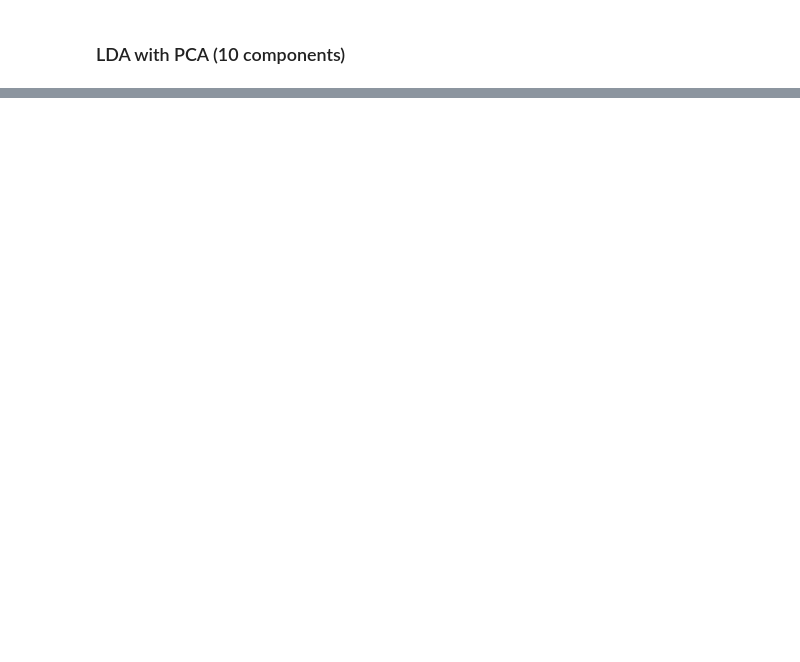
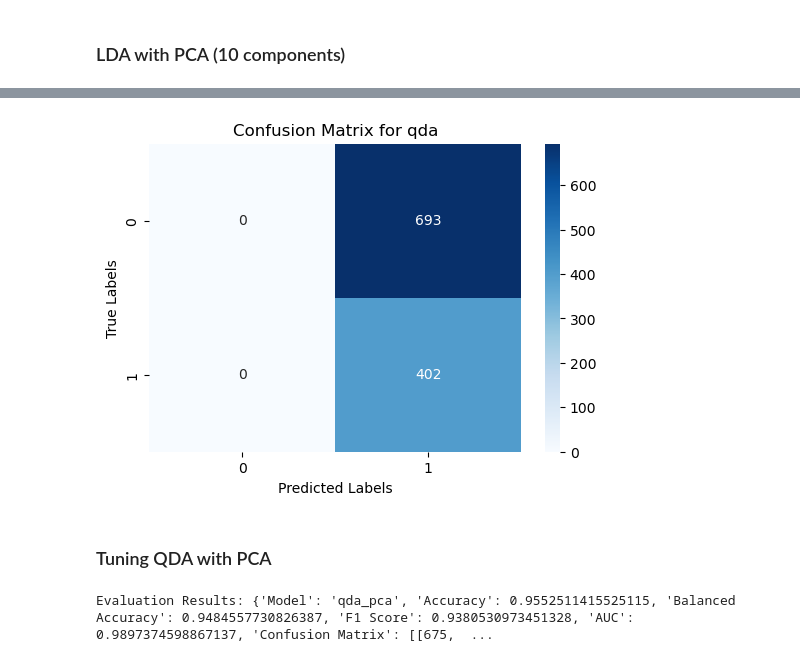
Before and after one commit to NeuralWave42/ST443-Project, a Jupyter notebook: task1.ipynb, the cells around one changed output, grey strips where cells are left out. Drawn from its saved outputs; the diff is of its cells as text; code cells hidden in the pictures; blank space fills up the shorter version.

```diff
--- a/task1.ipynb
+++ b/task1.ipynb
@@ -1161,27 +362,0 @@ print(voting_pca_eval)
-# %%
-# Load Data
-file_path = "Datasets/Data 1.csv.gz"
-data = load_data(file_path)
-
-# Split Data
-X_train, X_test, y_train, y_test = train_split(data, label_col="label", random_state=42, test_size=0.2)
-
-# Bagging Classifier Configuration
-bagging_config = {
-    "model": BaggingClassifier(random_state=42),
-    "preprocess": {"standardize": True, "pca": False},  # PCA disabled
-    "fixed_params": {"bagging__n_jobs": -1},  # Use all processors
-    "grid_search_params": {
-        "bagging__n_estimators": [10, 50, 100],
-        "bagging__estimator": [DecisionTreeClassifier(max_depth=5), LogisticRegression()]
-    }
-}
-
-# Tune Bagging Classifier
-bagging_results = grid_search_tuning("bagging", bagging_config, X_train, y_train)
-
-# Evaluate Bagging Classifier
-bagging_eval = evaluate_optimized_model("bagging", bagging_config, "Tuning_params", X_train, X_test, y_train, y_test)
-
-# Print Evaluation Results
-print(bagging_eval)
@@ -1288,0 +437,14 @@ final_results
+# %%
+qda_model = ModelPipeline(
+    model=QuadraticDiscriminantAnalysis(),
+    name="qda",
+    standardize=True,
+    with_pca=False
+)
+qda_model.create_pipeline()
+
+qda_grid = [
+    {
+        "qda__reg_param": [0.0, 0.1, 0.2, 0.3, 0.4, 0.5, 0.6, 0.7, 0.8, 0.9, 1.0]
+    }
+]
@@ -1288,0 +460,8 @@ final_results
+# %%
+confusion = qda_model.results["Confusion Matrix"]
+labels = sorted(np.unique(y_test))
+plot_confusion_matrix(confusion, labels, title=f"Confusion Matrix for {qda_model.name}")
+# %% [output]
+[figure, added]
+# %% [markdown]
+### Tuning QDA with PCA
@@ -1288,0 +482,4 @@ final_results
+# %%
+qda_pca_model.evaluate(X_train, X_test, y_train, y_test)
+# %% [output]
+Evaluation Results: {'Model': 'qda_pca', 'Accuracy': 0.9552511415525115, 'Balanced Accuracy': 0.9484557730826387, 'F1 Score': 0.9380530973451328, 'AUC': 0.9897374598867137, 'Confusion Matrix': [[675,  ...
```
Also changed, not shown: parts of 165 cells of this notebook, 12 other files.
